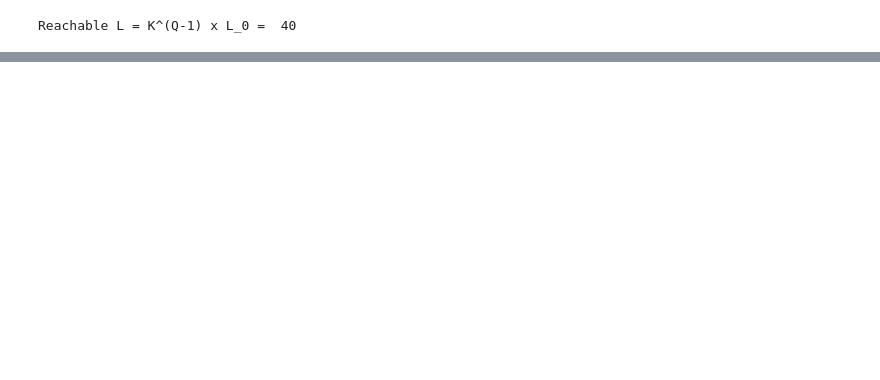
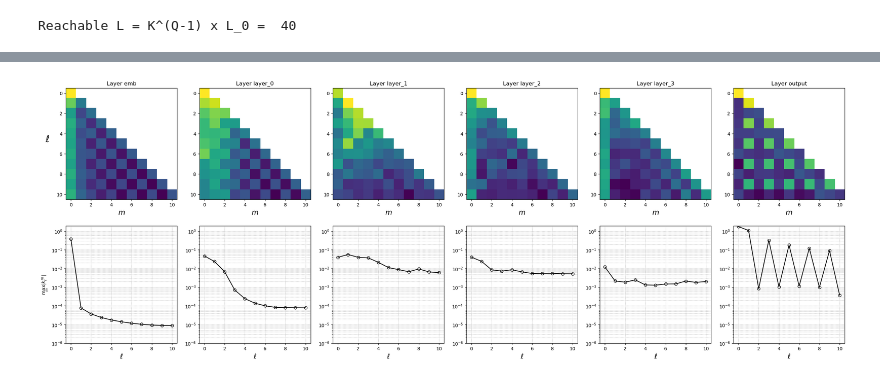
Before and after one commit to TheoHanon/TFE, a Jupyter notebook: Experiences/spectrum_expansion/spectrum_expension.ipynb, the cells around one changed output, grey strips where cells are left out. Cells and saved outputs as stored; diff of their text form; code cells hidden in the pictures; blank space fills up the shorter version.

```diff
--- a/Experiences/spectrum_expansion/spectrum_expension.ipynb
+++ b/Experiences/spectrum_expansion/spectrum_expension.ipynb
@@ -20,3 +22,10 @@ f = create_target(Y_50)
+# %%
+def f(theta, phi):
+    mask = phi < np.pi
+
+    out = torch.zeros_like(theta)
+    out[~mask] = 1.0
+    return out
 # %%
 N = 100
 theta, phi = torch.meshgrid(torch.linspace(0, np.pi, N), torch.linspace(0, 2*np.pi, N), indexing='ij')
@@ -128,0 +77,28 @@ inside = spherical_siren.forward_inside(X)
+# %%
+n_layers = len(coeffs_inside)
+
+fig, axs = plt.subplots(2, n_layers, figsize=(5*n_layers, 10))
+
+y_max_plot = 0
+
+for i, (layer, inside) in enumerate(coeffs_inside.items()):
+    axs[0, i].imshow(inside.abs().log(), cmap="viridis")
+    axs[0, i].set_title(f"Layer {layer}")
+    axs[0, i].set_xlabel(r"$m$", fontsize = 15)
+
+    max_coeffs = torch.max(inside.abs(), dim = 0).values
+    y_max_plot = max(y_max_plot, max_coeffs.max())
+    axs[1, i].semilogy(max_coeffs, marker = "o", fillstyle = "none", color = "k", markeredgecolor = "k")
+    # axs[1, i].set_title(f"Layer {layer}")
+    axs[1, i].set_xlabel(r"$\ell$", fontsize = 15)
+    axs[1, i].grid(True, which='both', linestyle='--', linewidth=0.5)
+
+
+for i in range(n_layers):
+    axs[1, i].set_ylim(1e-6, 1.1*y_max_plot)
+
+axs[0, 0].set_ylabel(r"$\ell$", rotation= 0 , fontsize = 20, labelpad = 20)
+axs[1, 0].set_ylabel(r"$\max_{m} |k_{\ell}^m|$",fontsize = 10)
+plt.show()
+# %% [output]
+[figure, added]
```
Also changed, not shown: parts of 21 cells of this notebook, 9 other files.
